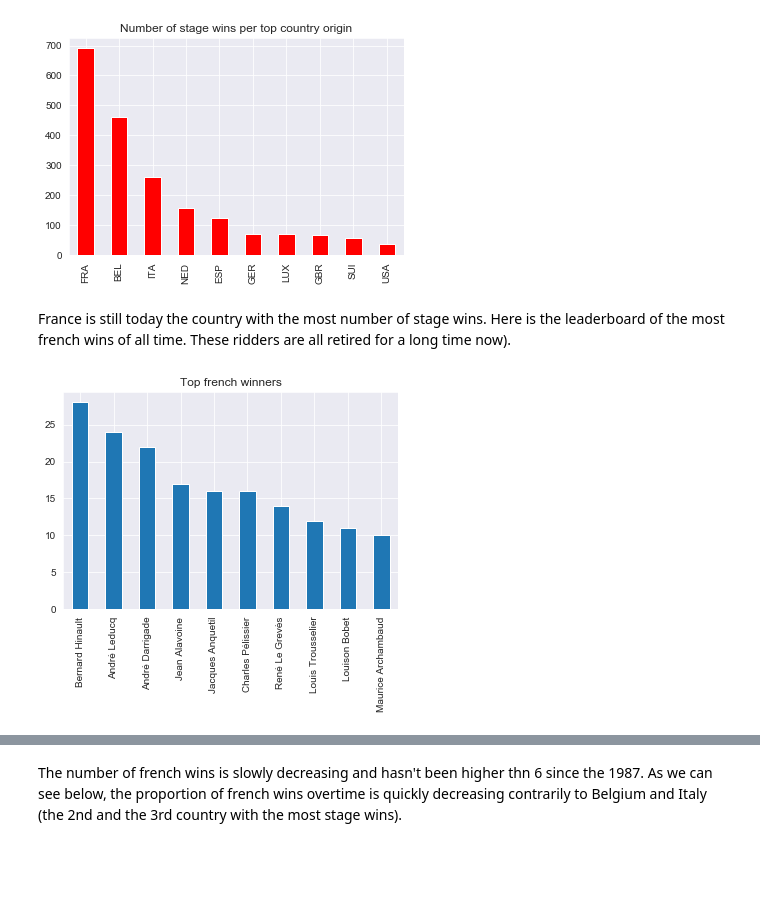
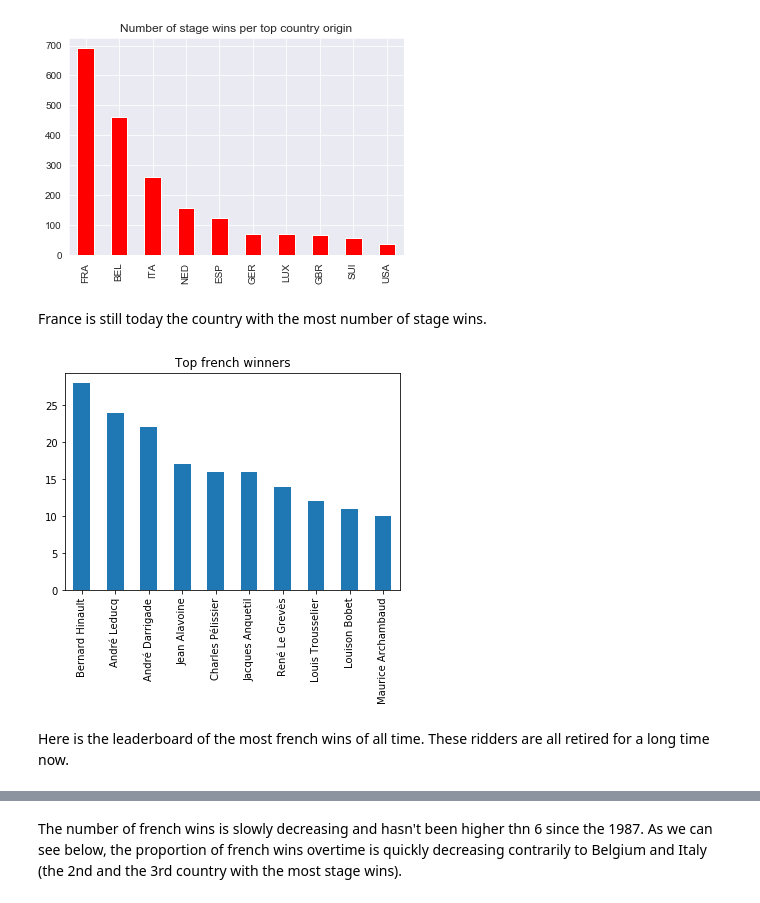
Before and after one commit to r-jaylet/Tour_de_France, a Jupyter notebook: Tour.ipynb, the cells around one changed output, grey strips where cells are left out. Saved outputs shown, nothing was run; the diff lists cells and outputs as text; code cells hidden in the pictures; blank space fills up the shorter version.

Commit message:
french changes

```diff
--- a/Tour.ipynb
+++ b/Tour.ipynb
@@ -32,12 +41,13 @@ plt.show() # add stage type
 # %% [output]
 [figure]
+# %% [markdown]
+France is still today the country with the most number of stage wins.
+# %%
+france['Winner'].value_counts().head(10).plot(kind='bar')
+plt.title('Top french winners')
+plt.show()
+# %% [output]
+[figure, added]
 # %% [markdown]
-France is still today the country with the most number of stage wins. Here is the leaderboard of the most french wins of all time. These ridders are all retired for a long time now).
+Here is the leaderboard of the most french wins of all time. These ridders are all retired for a long time now.
-# %%
-france_wins = df.loc[(df['Winner_Country']=='FRA')]
-france_wins['Winner'].value_counts().head(10).plot(kind='bar')
-plt.title('Top french winners')
-plt.show() # add stage type
-# %% [output]
-[figure, removed]
 # %%
```
Also changed, not shown: parts of 19 cells of this notebook.
